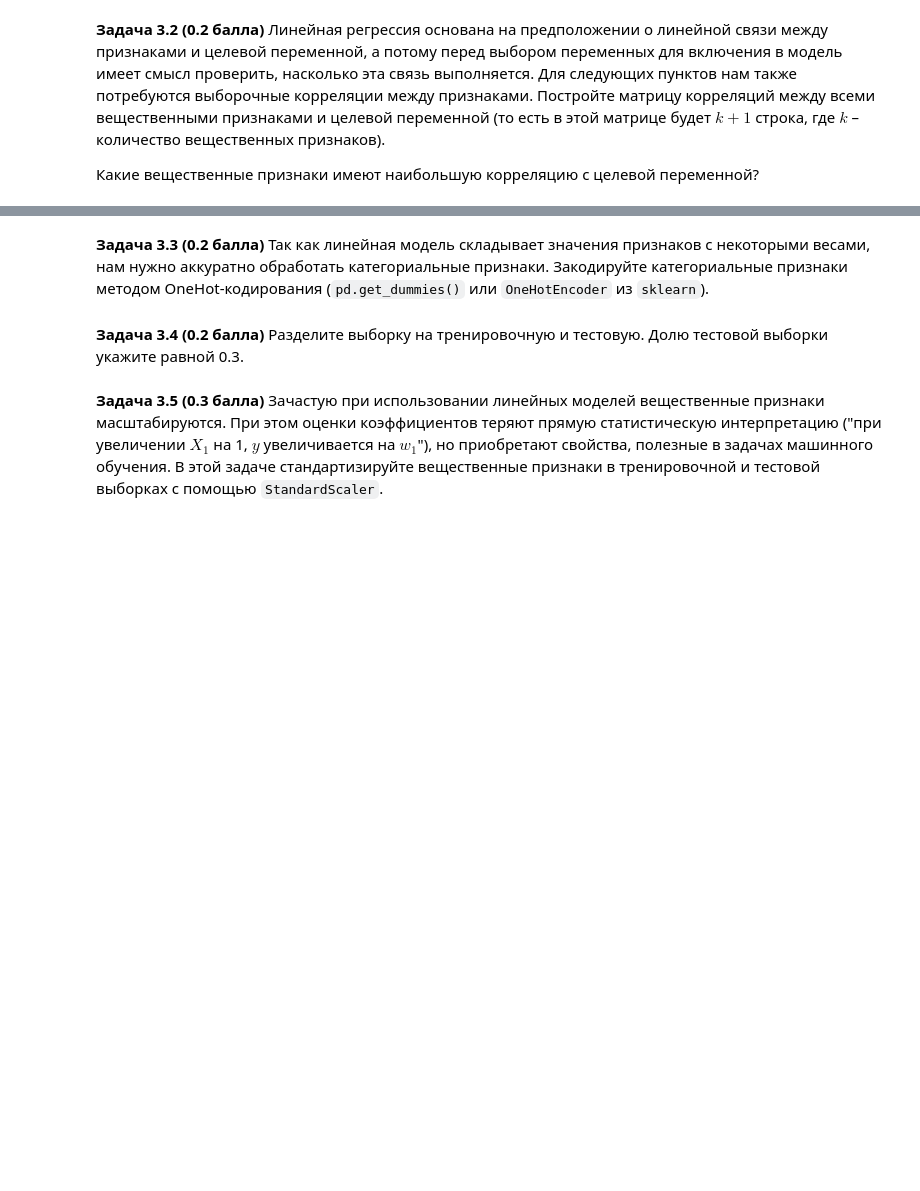
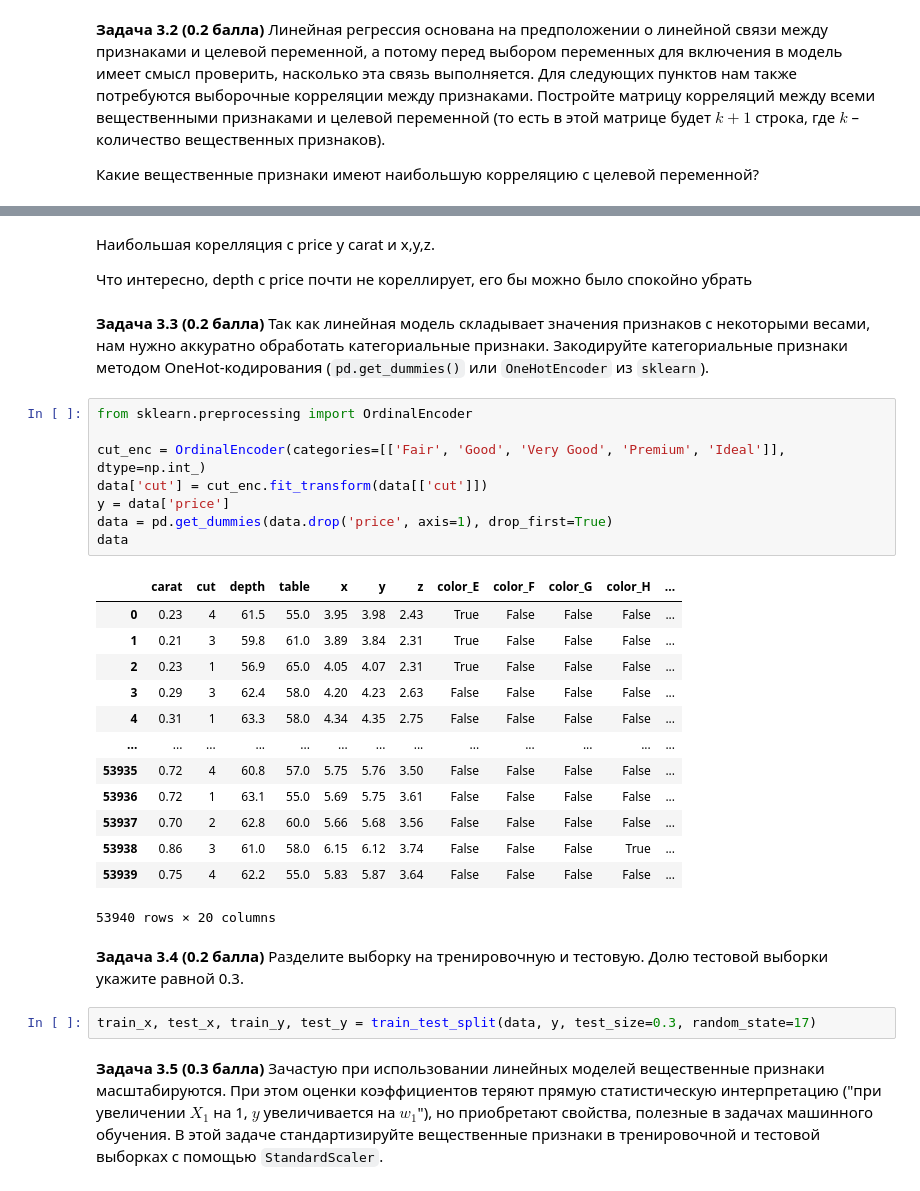
Before and after one commit to Bosbobos/IAD, a Jupyter notebook: MachineLeariningBasics/hw_04_knn/hw04_knn_linreg.ipynb, the cells around one changed output, grey strips where cells are left out. Cells and saved outputs as stored; diff of their text form; blank space fills up the shorter version.

Commit message:
Сделал почти весь 3 номер

```diff
--- a/MachineLeariningBasics/hw_04_knn/hw04_knn_linreg.ipynb
+++ b/MachineLeariningBasics/hw_04_knn/hw04_knn_linreg.ipynb
@@ -380,8 +397,36 @@ z        0.861249
 dtype: float64
+# %% [markdown]
+Наибольшая корелляция с price у carat и x,y,z.
+
+Что интересно, depth с price почти не кореллирует, его бы можно было спокойно убрать
 # %% [markdown]
 **Задача 3.3 (0.2 балла)** Так как линейная модель складывает значения признаков с некоторыми весами, нам нужно аккуратно обработать категориальные признаки. Закодируйте категориальные признаки методом OneHot-кодирования (`pd.get_dummies()` или `OneHotEncoder` из `sklearn`).
+# %%
+from sklearn.preprocessing import OrdinalEncoder
+
+cut_enc = OrdinalEncoder(categories=[['Fair', 'Good', 'Very Good', 'Premium', 'Ideal']], dtype=np.int_)
+data['cut'] = cut_enc.fit_transform(data[['cut']])
+y = data['price']
+data = pd.get_dummies(data.drop('price', axis=1), drop_first=True)
+data
+# %% [output]
+|  | carat | cut | depth | table | x | y | z | color_E | color_F | color_G | color_H | ... |
+| 0 | 0.23 | 4 | 61.5 | 55.0 | 3.95 | 3.98 | 2.43 | True | False | False | False | ... |
+| 1 | 0.21 | 3 | 59.8 | 61.0 | 3.89 | 3.84 | 2.31 | True | False | False | False | ... |
+| 2 | 0.23 | 1 | 56.9 | 65.0 | 4.05 | 4.07 | 2.31 | True | False | False | False | ... |
+| 3 | 0.29 | 3 | 62.4 | 58.0 | 4.20 | 4.23 | 2.63 | False | False | False | False | ... |
+| 4 | 0.31 | 1 | 63.3 | 58.0 | 4.34 | 4.35 | 2.75 | False | False | False | False | ... |
+| ... | ... | ... | ... | ... | ... | ... | ... | ... | ... | ... | ... | ... |
+| 53935 | 0.72 | 4 | 60.8 | 57.0 | 5.75 | 5.76 | 3.50 | False | False | False | False | ... |
+| 53936 | 0.72 | 1 | 63.1 | 55.0 | 5.69 | 5.75 | 3.61 | False | False | False | False | ... |
+| 53937 | 0.70 | 2 | 62.8 | 60.0 | 5.66 | 5.68 | 3.56 | False | False | False | False | ... |
+| 53938 | 0.86 | 3 | 61.0 | 58.0 | 6.15 | 6.12 | 3.74 | False | False | False | True | ... |
+| 53939 | 0.75 | 4 | 62.2 | 55.0 | 5.83 | 5.87 | 3.64 | False | False | False | False | ... |
+53940 rows × 20 columns
 # %% [markdown]
 **Задача 3.4 (0.2 балла)** Разделите выборку на тренировочную и тестовую. Долю тестовой выборки укажите равной 0.3.
+# %%
+train_x, test_x, train_y, test_y = train_test_split(data, y, test_size=0.3, random_state=17)
 # %% [markdown]
 **Задача 3.5 (0.3 балла)** Зачастую при использовании линейных моделей вещественные признаки масштабируются. При этом оценки коэффициентов теряют прямую статистическую интерпретацию ("при увеличении $X_1$ на 1, $y$ увеличивается на $w_1$"), но приобретают свойства, полезные в задачах машинного обучения. В этой задаче стандартизируйте вещественные признаки в тренировочной и тестовой выборках с помощью `StandardScaler`.
 # %% [markdown]
```
Also changed, not shown: parts of 10 cells of this notebook.
